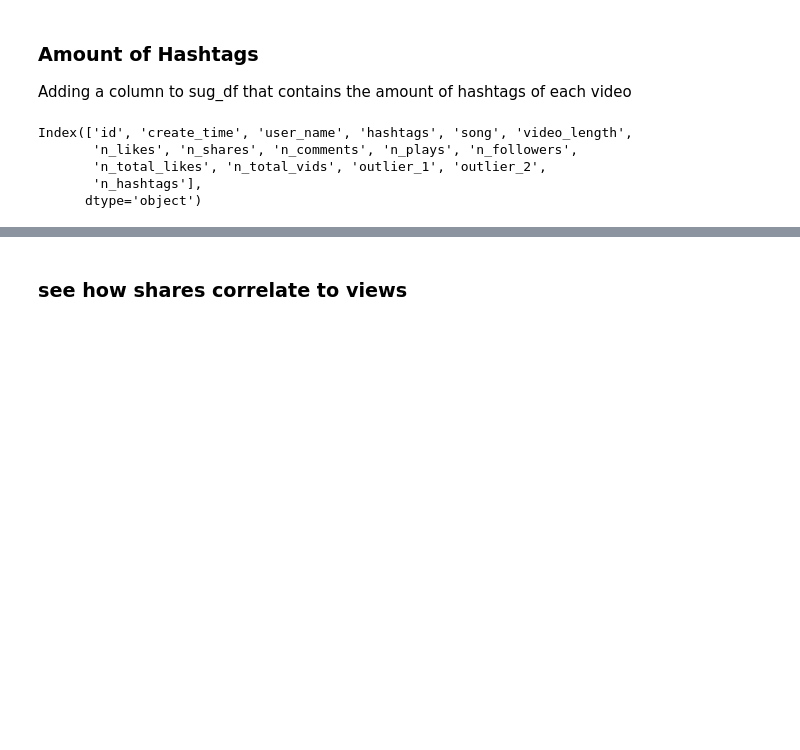
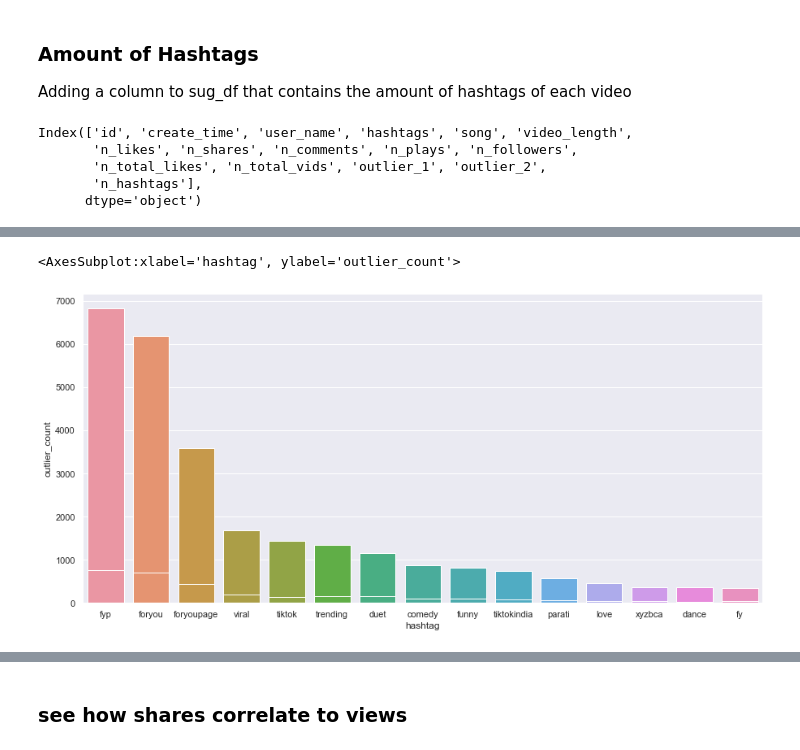
Before and after one commit to datares/TikTok_Famous, a Jupyter notebook: Analysis/Trending Videos/data_exploration.ipynb, the cells around one changed output, grey strips where cells are left out. Cells and saved outputs as stored; diff of their text form; code cells hidden in the pictures; blank space fills up the shorter version.

```diff
--- a/Analysis/Trending Videos/data_exploration.ipynb
+++ b/Analysis/Trending Videos/data_exploration.ipynb
@@ -226,0 +223,28 @@ plt.savefig('n_hashtags_vs_likes.png', dpi=1000, facecolor='w')
+# %%
+all_h = sorted(freq_list(extract_hashtags(sug_df['hashtags'])).items(),
+             key=lambda x: x[1], reverse=True)
+outlier_h = sorted(freq_list(extract_hashtags(sug_df.loc[sug_df['outlier_1']]['hashtags'])).items(),
+                  key=lambda x: x[1], reverse=True)
+# %%
+def convert(tup):
+    d = {'hashtag': [], 'count': []}
+    for a, b in tup:
+        d['hashtag'].append(a)
+        d['count'].append(b)
+    return d
+# %%
+all_df = pd.DataFrame.from_dict(data=convert(all_h)).set_index('hashtag')
+outlier_df = pd.DataFrame.from_dict(data=convert(outlier_h)).set_index('hashtag').rename(columns={'count': 'outlier_count'})
+# %%
+hashtag_df = pd.concat([all_df, outlier_df], axis=1, sort=False)
+hashtag_df.reset_index(inplace=True)
+hashtag_df = hashtag_df.rename(columns={'index': 'hashtag'})
+# %%
+fig, ax = plt.subplots(figsize=(15, 7))
+
+
+sns.barplot(data=hashtag_df.loc[1:15], x='hashtag', y='count', ax=ax)
+sns.barplot(data=hashtag_df.loc[1:15], x='hashtag', y='outlier_count', ax=ax)
+# %% [output]
+<AxesSubplot:xlabel='hashtag', ylabel='outlier_count'>
+[figure, added]
```
Also changed, not shown: parts of 20 cells of this notebook, 5 other files.
